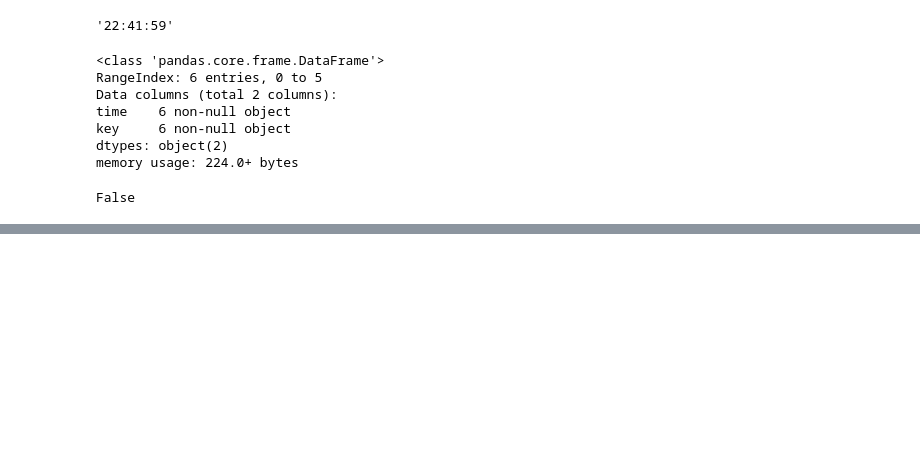
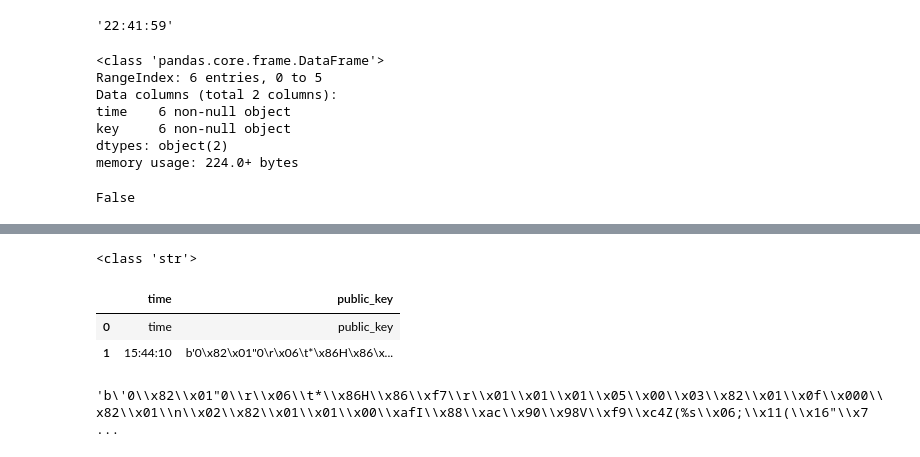
Before and after one commit to stanlypalathingal/MS-dissertaion-project, a Jupyter notebook: encryption/encrypt_3.ipynb, the cells around one changed output, grey strips where cells are left out. Cells and saved outputs as stored; diff of their text form; code cells hidden in the pictures; blank space fills up the shorter version.

```diff
--- a/encryption/encrypt_3.ipynb
+++ b/encryption/encrypt_3.ipynb
@@ -201,0 +262,12 @@ False
+# %%
+df1=pd.read_csv("data_request1.csv",names=['time','public_key'])
+print(type(df1.public_key[0]))
+df1.head(10)
+a=df1.public_key[1]
+a
+# %% [output]
+<class 'str'>
+|  | time | public_key |
+| 0 | time | public_key |
+| 1 | 15:44:10 | b'0\x82\x01"0\r\x06\t*\x86H\x86\x... |
+'b\'0\\x82\\x01"0\\r\\x06\\t*\\x86H\\x86\\xf7\\r\\x01\\x01\\x01\\x05\\x00\\x03\\x82\\x01\\x0f\\x000\\x82\\x01\\n\\x02\\x82\\x01\\x01\\x00\\xafI\\x88\\xac\\x90\\x98V\\xf9\\xc4Z(%s\\x06;\\x11(\\x16"\\x7 ...
```
Also changed, not shown: parts of 8 cells of this notebook, 15 other files.
